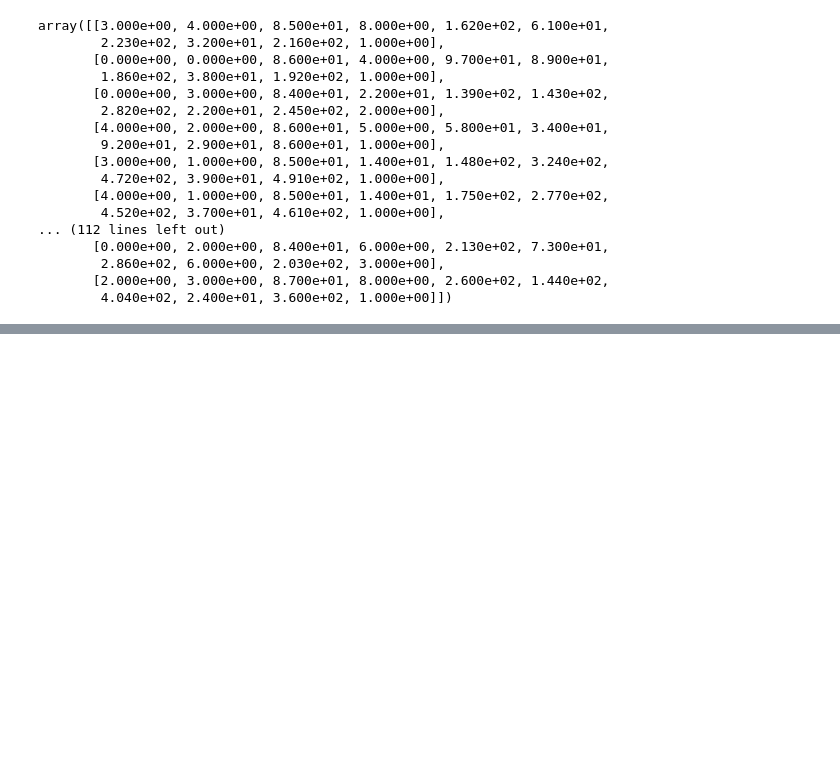
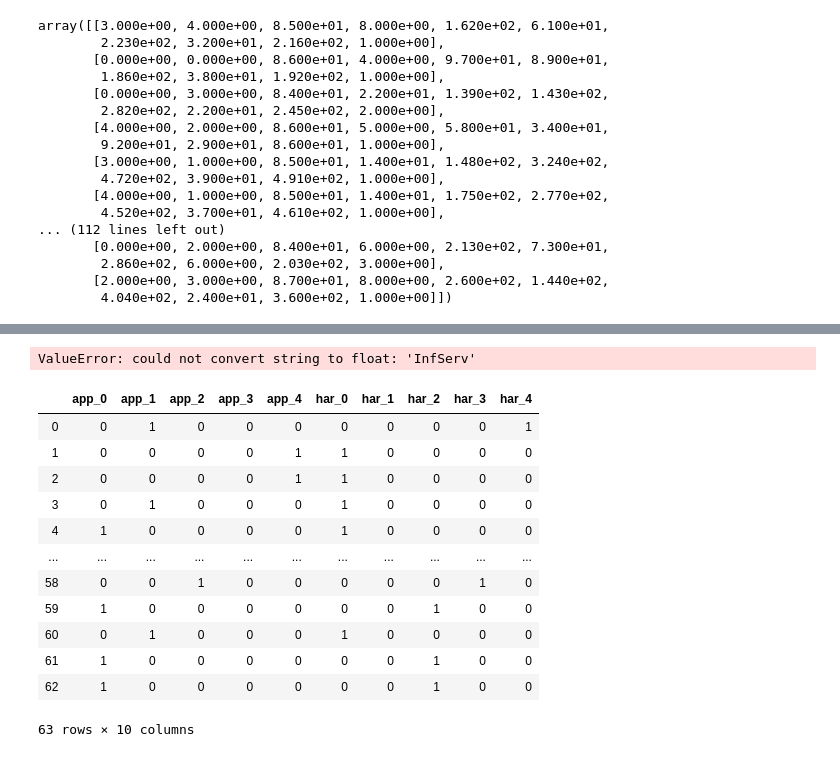
Before and after one commit to vincycode7/Software_Cost_Estimation, a Jupyter notebook: Untitled.ipynb, the cells around one changed output, grey strips where cells are left out. Drawn from its saved outputs; the diff is of its cells as text; code cells hidden in the pictures; blank space fills up the shorter version.

```diff
--- a/Untitled.ipynb
+++ b/Untitled.ipynb
@@ -392,0 +489,2 @@ array([[3.000e+00, 4.000e+00, 8.500e+01, 8.000e+00, 1.620e+02, 6.100e+01,
+# %%
+data = pd.read_csv('data2.csv')
@@ -392,0 +608,24 @@ array([[3.000e+00, 4.000e+00, 8.500e+01, 8.000e+00, 1.620e+02, 6.100e+01,
+# %%
+itr.fit_transform(data[['app', 'har']],)
+# %% [output]
+ValueError: could not convert string to float: 'InfServ'
+# %%
+fea = Encode_Feature_Label(all_features=['app', 'har'],to_encode=['app', 'har'])
+
+k = fea.fit_transform(data[['app', 'har']])
+# %%
+pd.get_dummies(k,columns=['app', 'har'])
+# %% [output]
+|  | app_0 | app_1 | app_2 | app_3 | app_4 | har_0 | har_1 | har_2 | har_3 | har_4 |
+| 0 | 0 | 1 | 0 | 0 | 0 | 0 | 0 | 0 | 0 | 1 |
+| 1 | 0 | 0 | 0 | 0 | 1 | 1 | 0 | 0 | 0 | 0 |
+| 2 | 0 | 0 | 0 | 0 | 1 | 1 | 0 | 0 | 0 | 0 |
+| 3 | 0 | 1 | 0 | 0 | 0 | 1 | 0 | 0 | 0 | 0 |
+| 4 | 1 | 0 | 0 | 0 | 0 | 1 | 0 | 0 | 0 | 0 |
+| ... | ... | ... | ... | ... | ... | ... | ... | ... | ... | ... |
+| 58 | 0 | 0 | 1 | 0 | 0 | 0 | 0 | 0 | 1 | 0 |
+| 59 | 1 | 0 | 0 | 0 | 0 | 0 | 0 | 1 | 0 | 0 |
+| 60 | 0 | 1 | 0 | 0 | 0 | 1 | 0 | 0 | 0 | 0 |
+| 61 | 1 | 0 | 0 | 0 | 0 | 0 | 0 | 1 | 0 | 0 |
+| 62 | 1 | 0 | 0 | 0 | 0 | 0 | 0 | 1 | 0 | 0 |
+63 rows × 10 columns
```
Also changed, not shown: parts of 26 cells of this notebook, 11 other files.
